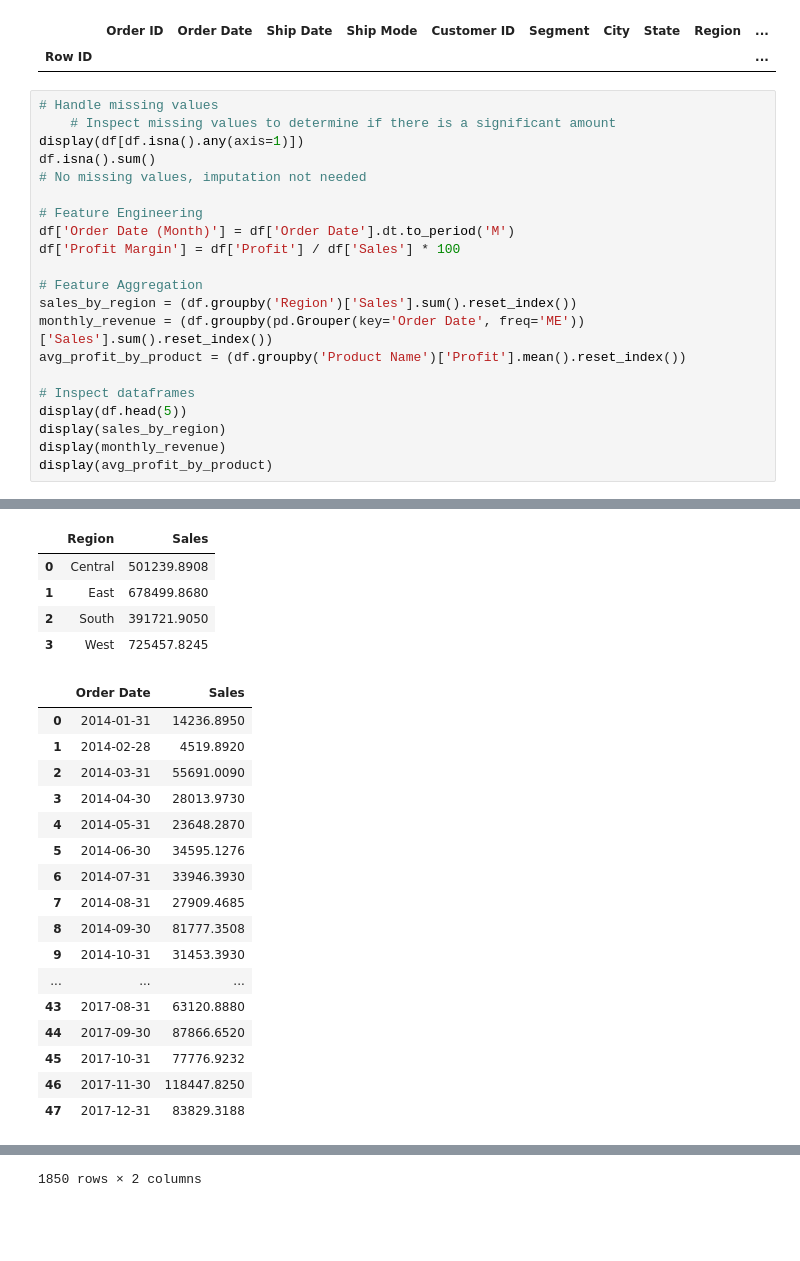
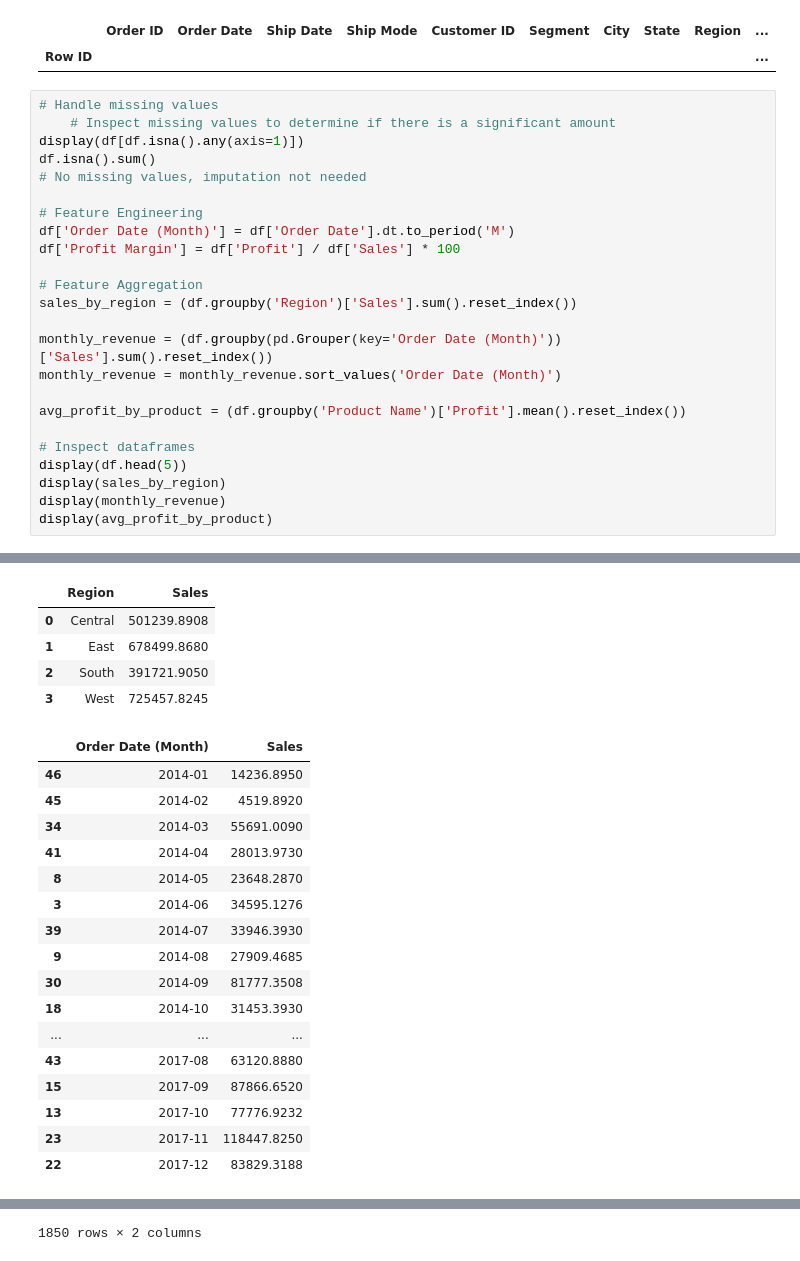
Before and after one commit to MaharLeika18/DataViz_Activities, a Jupyter notebook: DV_Act4_V1.ipynb, the cells around one changed output, grey strips where cells are left out. Cells and saved outputs as stored; diff of their text form; blank space fills up the shorter version.

```diff
--- a/DV_Act4_V1.ipynb
+++ b/DV_Act4_V1.ipynb
@@ -85,51 +85,54 @@ df.isna().sum()
 # No missing values, imputation not needed
 
 # Feature Engineering
 df['Order Date (Month)'] = df['Order Date'].dt.to_period('M')
 df['Profit Margin'] = df['Profit'] / df['Sales'] * 100
 
 # Feature Aggregation
 sales_by_region = (df.groupby('Region')['Sales'].sum().reset_index())
-monthly_revenue = (df.groupby(pd.Grouper(key='Order Date', freq='ME'))['Sales'].sum().reset_index())
+
+monthly_revenue = (df.groupby(pd.Grouper(key='Order Date (Month)'))['Sales'].sum().reset_index())
+monthly_revenue = monthly_revenue.sort_values('Order Date (Month)')
+
 avg_profit_by_product = (df.groupby('Product Name')['Profit'].mean().reset_index())
 
 # Inspect dataframes
 display(df.head(5))
 display(sales_by_region)
 display(monthly_revenue)
 display(avg_profit_by_product)
 # %% [output]
 |  | Order ID | Order Date | Ship Date | Ship Mode | Customer ID | Segment | City | State | Region | ... |
 | Row ID |  |  |  |  |  |  |  |  |  | ... |
 |  | Order ID | Order Date | Ship Date | Ship Mode | Customer ID | Segment | City | State | Region | ... |
 | Row ID |  |  |  |  |  |  |  |  |  | ... |
 | 1 | CA-2016-152156 | 2016-11-08 | 2016-11-11 | Second Class | CG-12520 | Consumer | Henderson | Kentucky | South | ... |
 | 2 | CA-2016-152156 | 2016-11-08 | 2016-11-11 | Second Class | CG-12520 | Consumer | Henderson | Kentucky | South | ... |
 | 3 | CA-2016-138688 | 2016-06-12 | 2016-06-16 | Second Class | DV-13045 | Corporate | Los Angeles | California | West | ... |
 | 4 | US-2015-108966 | 2015-10-11 | 2015-10-18 | Standard Class | SO-20335 | Consumer | Fort Lauderdale | Florida | South | ... |
 | 5 | US-2015-108966 | 2015-10-11 | 2015-10-18 | Standard Class | SO-20335 | Consumer | Fort Lauderdale | Florida | South | ... |
 |  | Region | Sales |
 | 0 | Central | 501239.8908 |
 | 1 | East | 678499.8680 |
 | 2 | South | 391721.9050 |
 | 3 | West | 725457.8245 |
-|  | Order Date | Sales |
-| 0 | 2014-01-31 | 14236.8950 |
-| 1 | 2014-02-28 | 4519.8920 |
-| 2 | 2014-03-31 | 55691.0090 |
-| 3 | 2014-04-30 | 28013.9730 |
-| 4 | 2014-05-31 | 23648.2870 |
-| 5 | 2014-06-30 | 34595.1276 |
-| 6 | 2014-07-31 | 33946.3930 |
-| 7 | 2014-08-31 | 27909.4685 |
-| 8 | 2014-09-30 | 81777.3508 |
-| 9 | 2014-10-31 | 31453.3930 |
+|  | Order Date (Month) | Sales |
+| 46 | 2014-01 | 14236.8950 |
+| 45 | 2014-02 | 4519.8920 |
+| 34 | 2014-03 | 55691.0090 |
+| 41 | 2014-04 | 28013.9730 |
+| 8 | 2014-05 | 23648.2870 |
+| 3 | 2014-06 | 34595.1276 |
+| 39 | 2014-07 | 33946.3930 |
+| 9 | 2014-08 | 27909.4685 |
+| 30 | 2014-09 | 81777.3508 |
+| 18 | 2014-10 | 31453.3930 |
 | ... | ... | ... |
-| 43 | 2017-08-31 | 63120.8880 |
-| 44 | 2017-09-30 | 87866.6520 |
-| 45 | 2017-10-31 | 77776.9232 |
-| 46 | 2017-11-30 | 118447.8250 |
-| 47 | 2017-12-31 | 83829.3188 |
+| 43 | 2017-08 | 63120.8880 |
+| 15 | 2017-09 | 87866.6520 |
+| 13 | 2017-10 | 77776.9232 |
+| 23 | 2017-11 | 118447.8250 |
+| 22 | 2017-12 | 83829.3188 |
 |  | Product Name | Profit |
 | 0 | "While you Were Out" Message Book... | 3.462667 |
 | 1 | #10 Gummed Flap White Envelopes, ... | 4.191950 |
```
Also changed, not shown: parts of 2 cells of this notebook.
